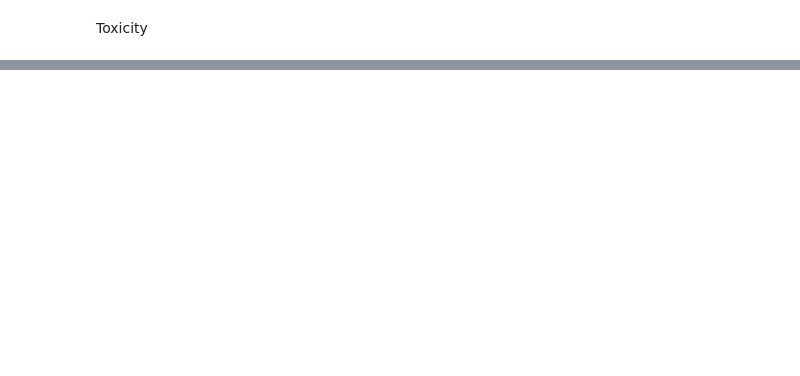
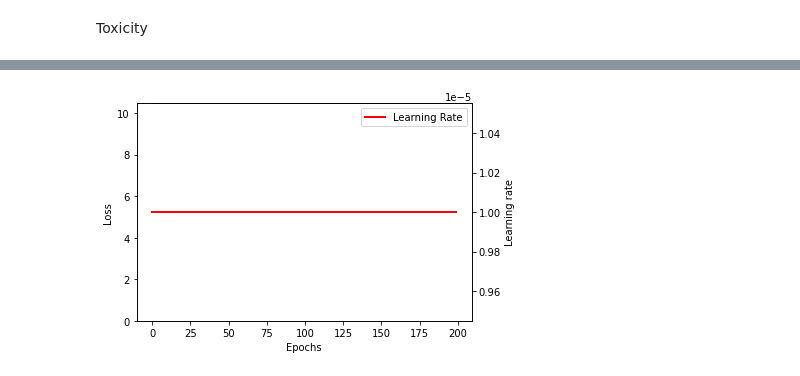
Before and after one commit to Kim-yk/pharmcad_port, a Jupyter notebook: AIBIO/Toxicity.ipynb, the cells around one changed output, grey strips where cells are left out. Saved outputs shown, nothing was run; the diff lists cells and outputs as text; code cells hidden in the pictures; blank space fills up the shorter version.

```diff
--- a/AIBIO/Toxicity.ipynb
+++ b/AIBIO/Toxicity.ipynb
@@ -41,0 +230,17 @@ model.predict(test_dataset)
+# %%
+def plot_history(history):
+    lw = 2
+    fig, ax1 = plt.subplots()
+    ax1.plot(history.epoch, history.history['binary_crossentropy'],c='b', label="Train", lw=lw)
+    ax1.plot(history.epoch, history.history['val_loss'],c='g', label="Val", lw=lw)
+    plt.ylim([0.0, max(history.history['binary_crossentropy'])])
+    ax1.set_xlabel('Epochs')
+    ax1.set_ylabel('Loss')
+    ax2 = ax1.twinx()
+    ax2.plot(history.epoch, history.history['lr'],c='r', label="Learning Rate", lw=lw)
+    ax2.set_ylabel('Learning rate')
+    plt.legend()
+    plt.show()
+plot_history(history)
+# %% [output]
+[figure, added]
```
Also changed, not shown: parts of 30 cells of this notebook.
